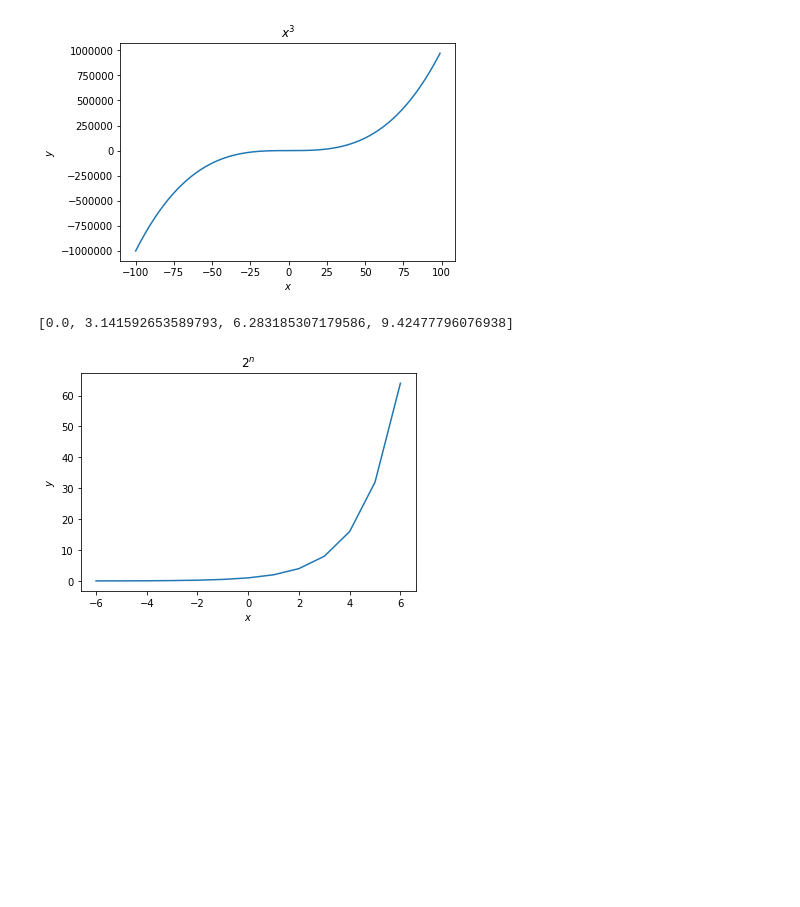
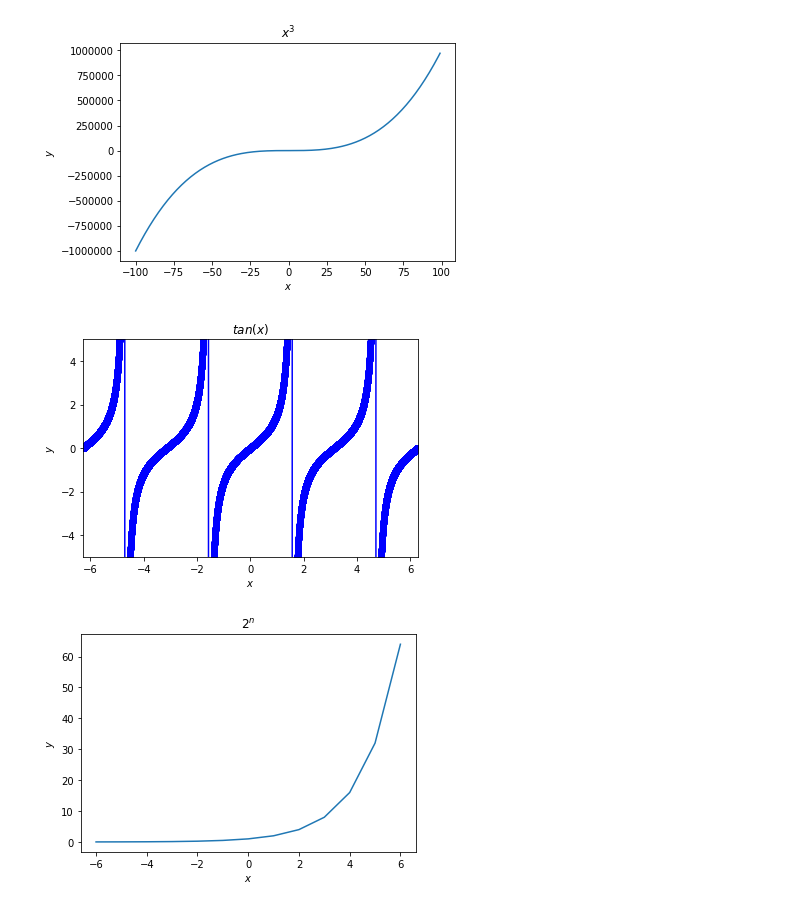
Before and after one commit to SaraPena/python-exercises, a Jupyter notebook: 4.6.1_matplotlib_exercises.ipynb, the cells around one changed output. Drawn from its saved outputs; the diff is of its cells as text; code cells hidden in the pictures; blank space fills up the shorter version.

```diff
--- a/4.6.1_matplotlib_exercises.ipynb
+++ b/4.6.1_matplotlib_exercises.ipynb
@@ -35,17 +54,18 @@ c = plt.show()
 # %% [output]
 [figure]
 # %%
-x = [-2*math.pi,-1.75*math.pi, -1.5*math.pi,-1.25*math.pi,-math.pi,-.75*math.pi,-.5*math.pi,-.25*math.pi,0,.25*math.pi,.5*math.pi,.75*math.pi, math.pi, 1.25*math.pi, 1.5*math.pi, 1.75*math.pi, 2*math.pi]
+x = [x*.0002*math.pi for x in range(-10000,10001)]
 y = [math.tan(n) for n in x]
 plt.scatter(x,y, c ='blue')
 plt.plot(x, y, c = 'blue')
 plt.ylim(-5,5)
+plt.xlim(-2*math.pi, 2*math.pi)
 plt.title('$tan(x)$')
 plt.xlabel('$x$')
 plt.ylabel('$y$')
 d = plt.show()
 # %% [output]
-[0.0, 3.141592653589793, 6.283185307179586, 9.42477796076938]
+[figure, added]
 # %%
 x = list(range(-6,7))
 y = [2**n for n in x]
```
Also changed, not shown: parts of 6 cells of this notebook, 1 other file.
